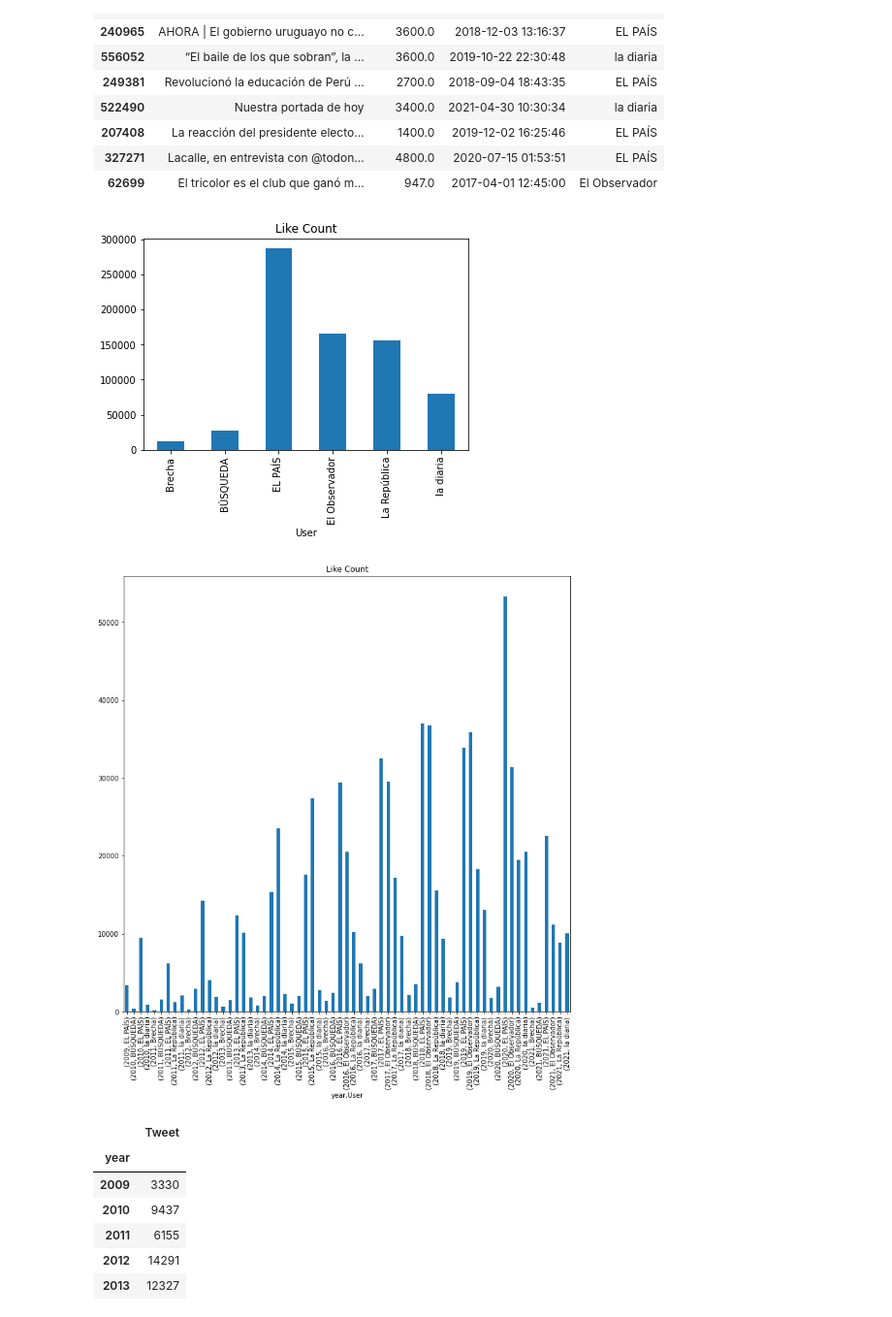
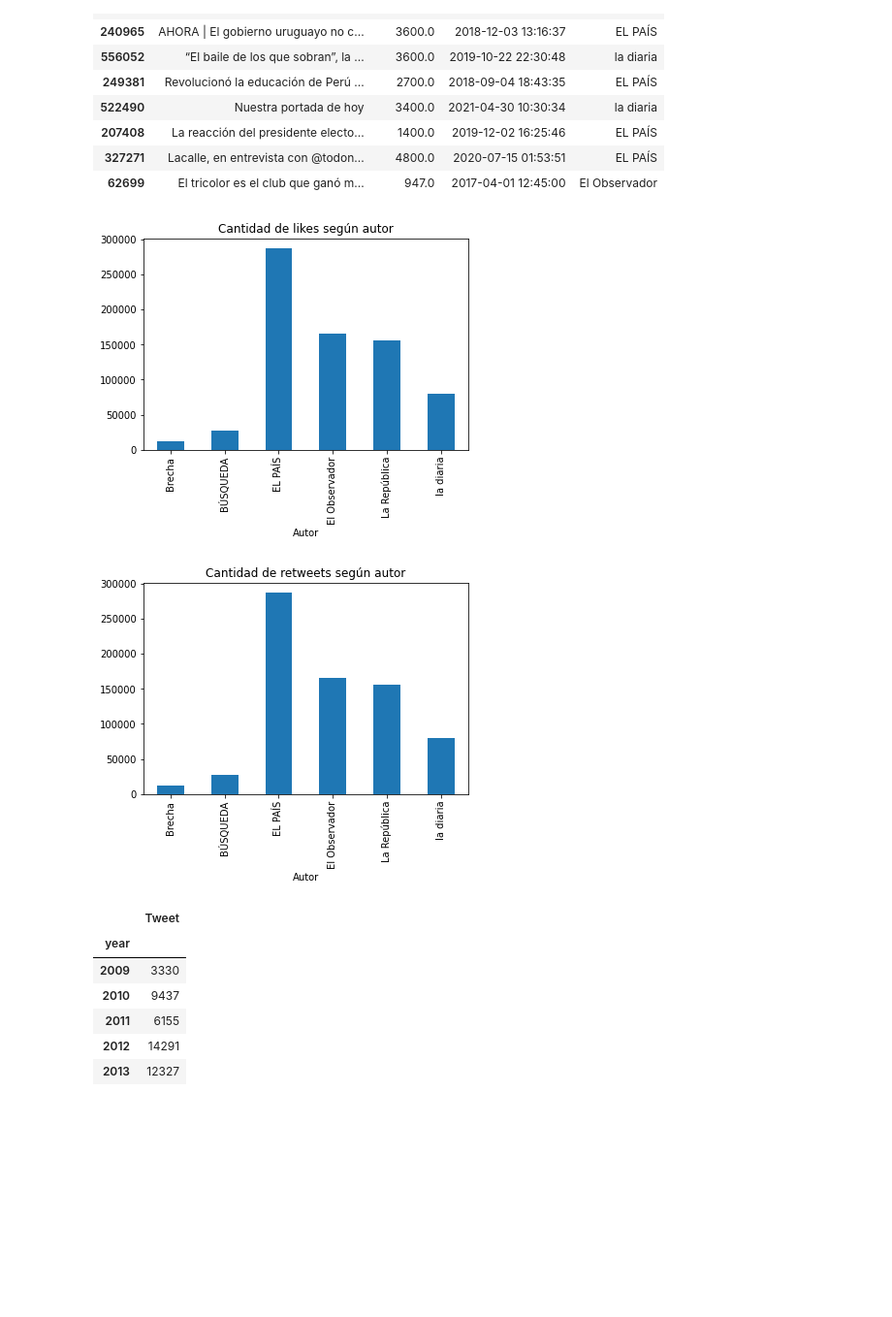
Before and after one commit to easyundercover/4geeks-final-project, a Jupyter notebook: src/explore.ipynb, the cells around one changed output. Shown: that part at 97% size. Cells and saved outputs as stored; diff of their text form; code cells hidden in the pictures; blank space fills up the shorter version.

```diff
--- a/src/explore.ipynb
+++ b/src/explore.ipynb
@@ -170,14 +140,15 @@ df.sort_values(by='RetweetCount', ascending = False)[['Tweet', 'LikeCount', 'Pos
 | 327271 | Lacalle, en entrevista con @todon... | 4800.0 | 2020-07-15 01:53:51 | EL PAÍS |
 | 62699 | El tricolor es el club que ganó m... | 947.0 | 2017-04-01 12:45:00 | El Observador |
 # %%
-#Plot de los likes según autor
-df.groupby('User').size().plot.bar(x='year',y='LikeCount',title='Like Count')
+#Plot de la cantidad de likes según autor
+df.groupby('User').size().plot.bar(x='year',y='LikeCount',title='Cantidad de likes según autor', xlabel='Autor')
 plt.show()
 # %% [output]
-[figure, old version]
+[figure, new version]
 # %%
-df.groupby(['year', 'User']).size().plot.bar(x='year',y='LikeCount',title='Like Count', figsize=(12,12))
+#Plot de los retweets según autor
+df.groupby('User').size().plot.bar(x='year',y='RetweetCount',title='Cantidad de retweets según autor', xlabel='Autor')
 plt.show()
 # %% [output]
-[figure, old version]
+[figure, new version]
 # %%
```
Also changed, not shown: parts of 8 cells of this notebook.
